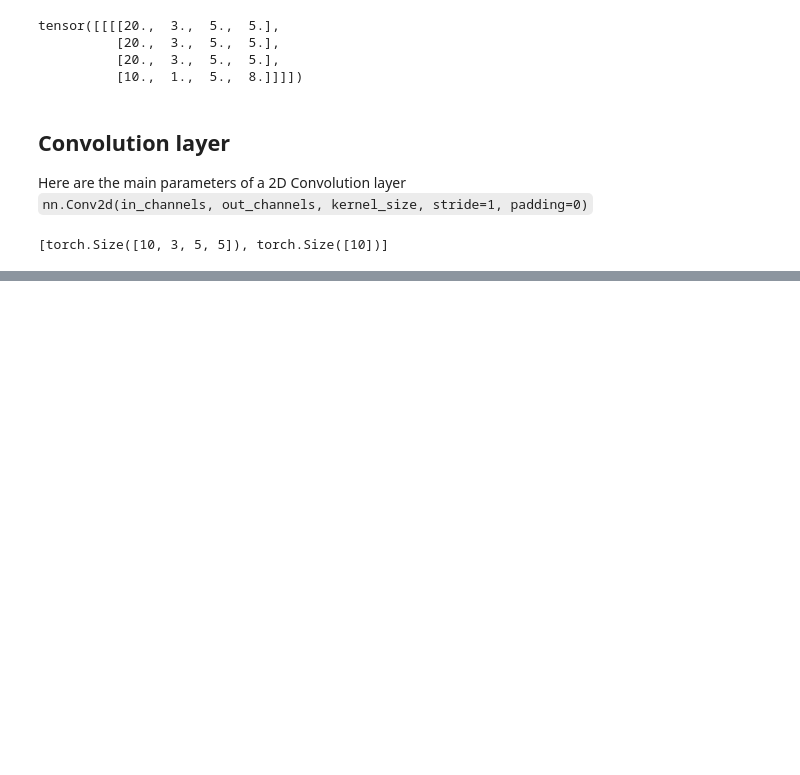
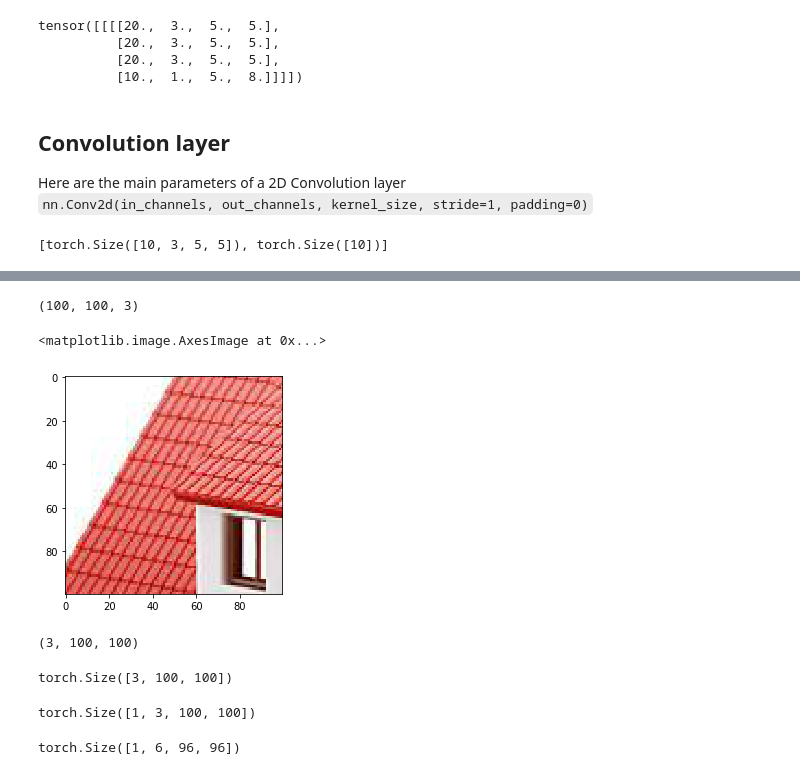
Before and after one commit to yanneta/deep-learning-with-pytorch, a Jupyter notebook: lesson7-convolutions.ipynb, the cells around one changed output, grey strips where cells are left out. Cells and saved outputs as stored; diff of their text form; code cells hidden in the pictures; blank space fills up the shorter version.

```diff
--- a/lesson7-convolutions.ipynb
+++ b/lesson7-convolutions.ipynb
@@ -221,0 +236,27 @@ conv = nn.Conv2d(in_channels=3, out_channels=10, kernel_size=5, stride=1)
+# %%
+x = img[100:200,100:200]
+# %%
+x.shape
+# %% [output]
+(100, 100, 3)
+# %%
+plt.imshow(x)
+# %% [output]
+<matplotlib.image.AxesImage at 0x...>
+[figure, added]
+# %%
+# Pytorch needs a tensor (batch, channel, H,W)
+xx = np.rollaxis(x, 2)
+xx.shape
+# %% [output]
+(3, 100, 100)
+# %%
+X = torch.Tensor(xx)
+X.shape
+# %% [output]
+torch.Size([3, 100, 100])
+# %%
+X = X.unsqueeze(0)
+X.shape
+# %% [output]
+torch.Size([1, 3, 100, 100])
@@ -221,0 +265,5 @@ conv = nn.Conv2d(in_channels=3, out_channels=10, kernel_size=5, stride=1)
+# %%
+x = conv1(X)
+x.shape
+# %% [output]
+torch.Size([1, 6, 96, 96])
```
Also changed, not shown: parts of 5 cells of this notebook.
